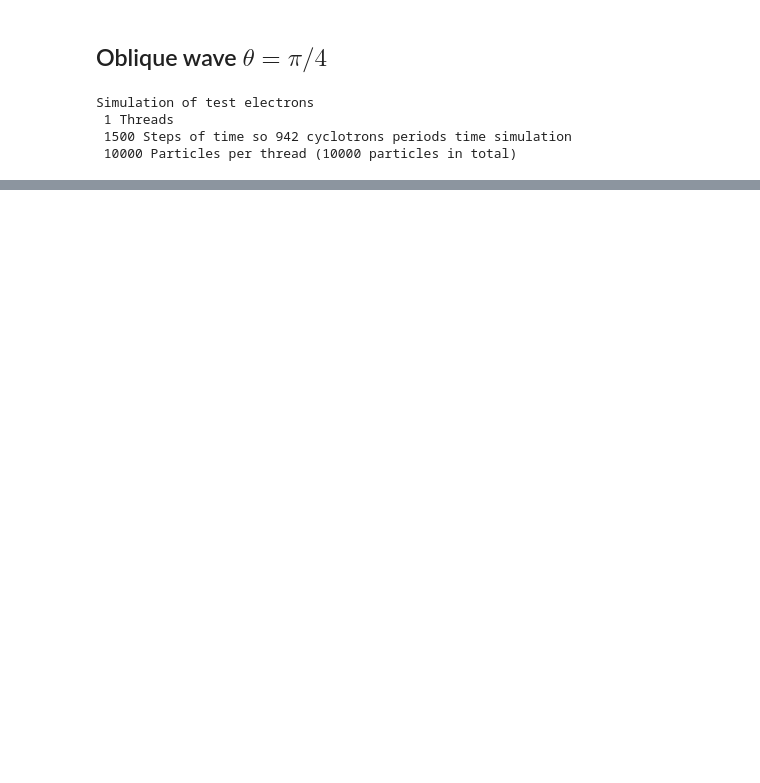
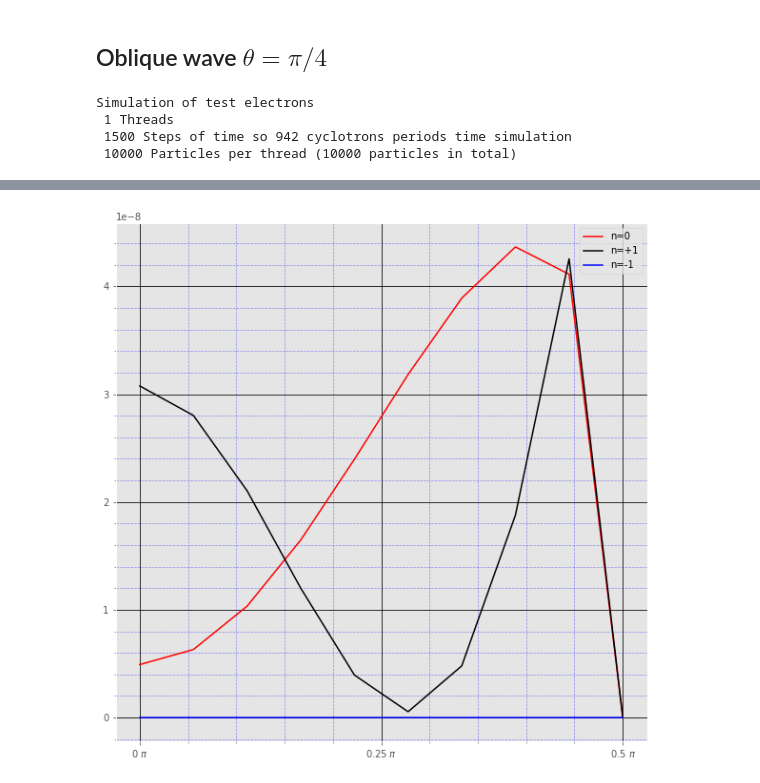
Before and after one commit to Francisco-Javier-Polaco-Rodriguez/Boris_Pusher, a Jupyter notebook: Cyclotron_Resonance.ipynb, the cells around one changed output, grey strips where cells are left out. Saved outputs shown, nothing was run; the diff lists cells and outputs as text; code cells hidden in the pictures; blank space fills up the shorter version.

```diff
--- a/Cyclotron_Resonance.ipynb
+++ b/Cyclotron_Resonance.ipynb
@@ -565,0 +647,21 @@ for k in np.arange(-4,5):
+# %%
+import matplotlib.ticker as tck
+import matplotlib.pyplot as plt
+import numpy as np
+
+f,ax=plt.subplots(figsize=(10,10))
+
+ax.plot(lisththeta/np.pi,mu0,'r-',label = 'n=0')
+ax.plot(lisththeta/np.pi,mu1,'k-',label = 'n=+1')
+ax.plot(lisththeta/np.pi,mu_1,'b-',label = 'n=-1')
+
+ax.xaxis.set_major_formatter(tck.FormatStrFormatter('%g $\pi$'))
+ax.xaxis.set_major_locator(tck.MultipleLocator(base=1/4))
+ax.grid(color = 'k')
+ax.minorticks_on()
+ax.grid(b=True, which='minor', color='b',alpha = 0.4,linestyle = '--',linewidth = 0.7);
+ax.legend()
+#ax.set_yscale('log')
+plt.show()
+# %% [output]
+[figure, added]
```
Also changed, not shown: parts of 8 cells of this notebook, 2 other files.
